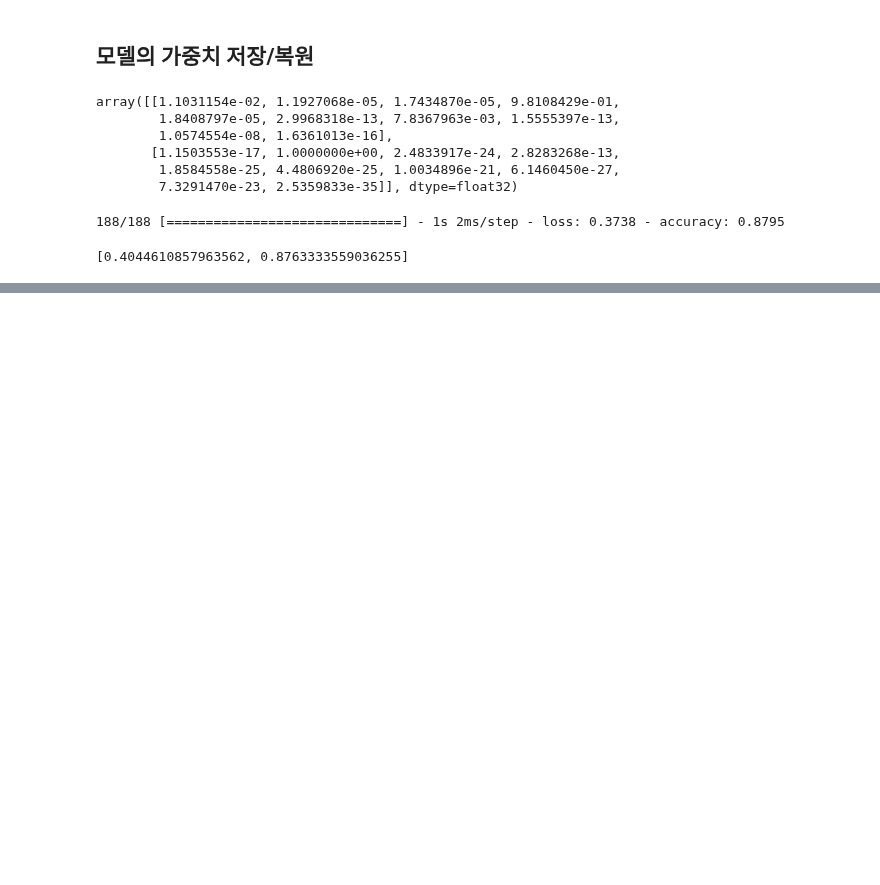
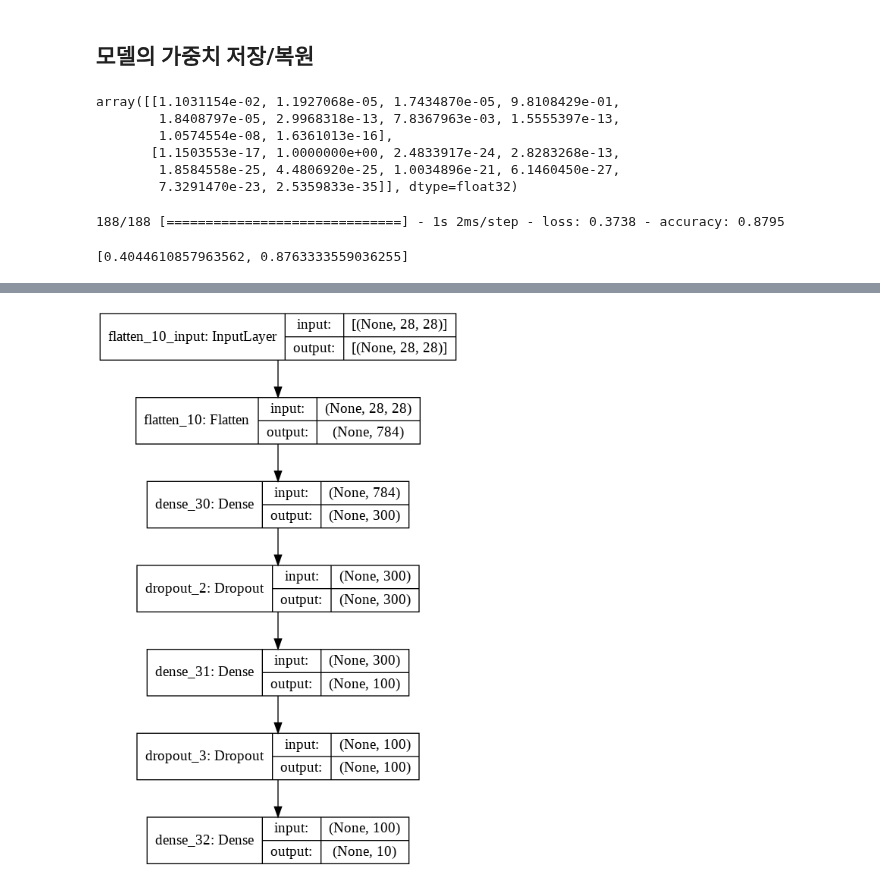
Before and after one commit to JakeOh/202011_itw_bd21, a Jupyter notebook: lab_ml/ml17_dnn.ipynb, the cells around one changed output, grey strips where cells are left out. Drawn from its saved outputs; the diff is of its cells as text; code cells hidden in the pictures; blank space fills up the shorter version.

```diff
--- a/lab_ml/ml17_dnn.ipynb
+++ b/lab_ml/ml17_dnn.ipynb
@@ -514,0 +519,10 @@ model.evaluate(x_val, y_val)
+# %%
+model = keras.Sequential()
+model.add(keras.layers.Flatten(input_shape=(28, 28)))
+model.add(keras.layers.Dense(units=300, activation='relu'))
+model.add(keras.layers.Dropout(rate=0.3))
+model.add(keras.layers.Dense(units=100, activation='relu'))
+model.add(keras.layers.Dropout(rate=0.3))
+model.add(keras.layers.Dense(units=10, activation='softmax'))
+
+model.summary()
@@ -514,0 +550,4 @@ model.evaluate(x_val, y_val)
+# %%
+keras.utils.plot_model(model, show_shapes=True, to_file='dropout_model.png')
+# %% [output]
+[figure, added]
```
Also changed, not shown: parts of 7 cells of this notebook.
